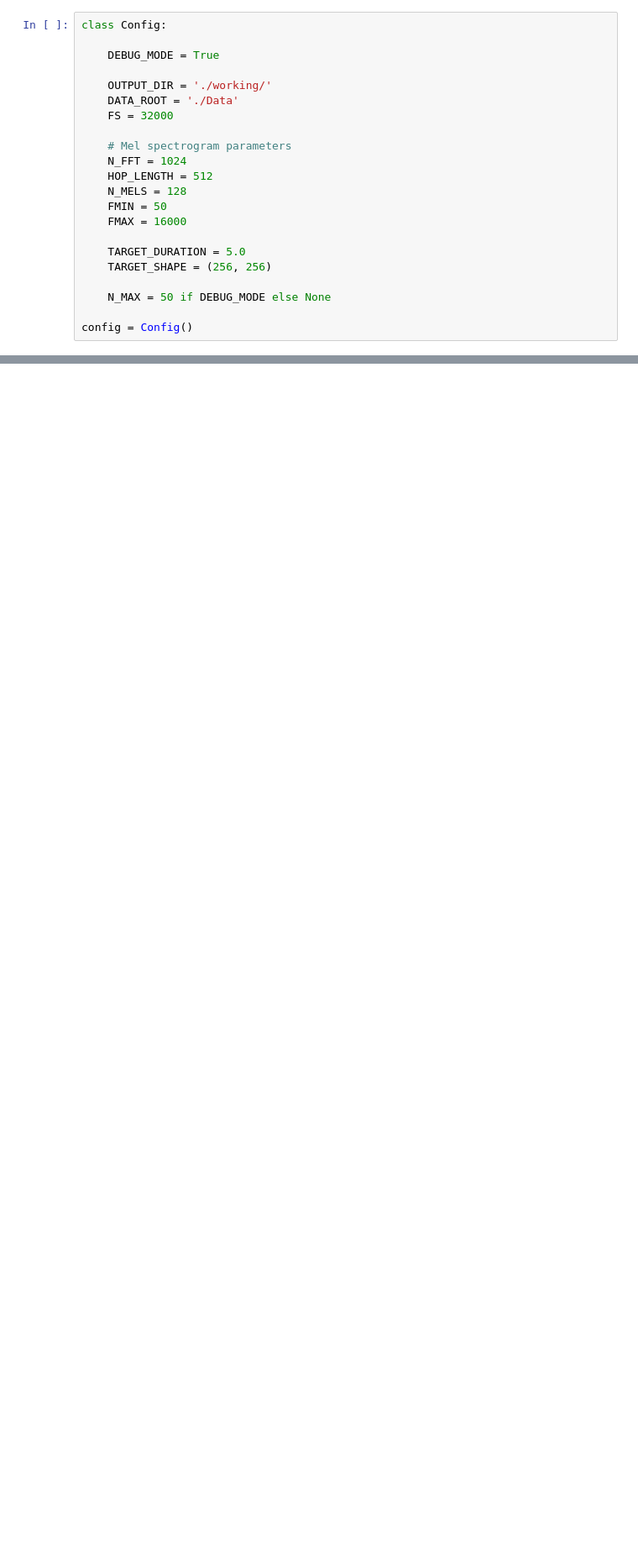
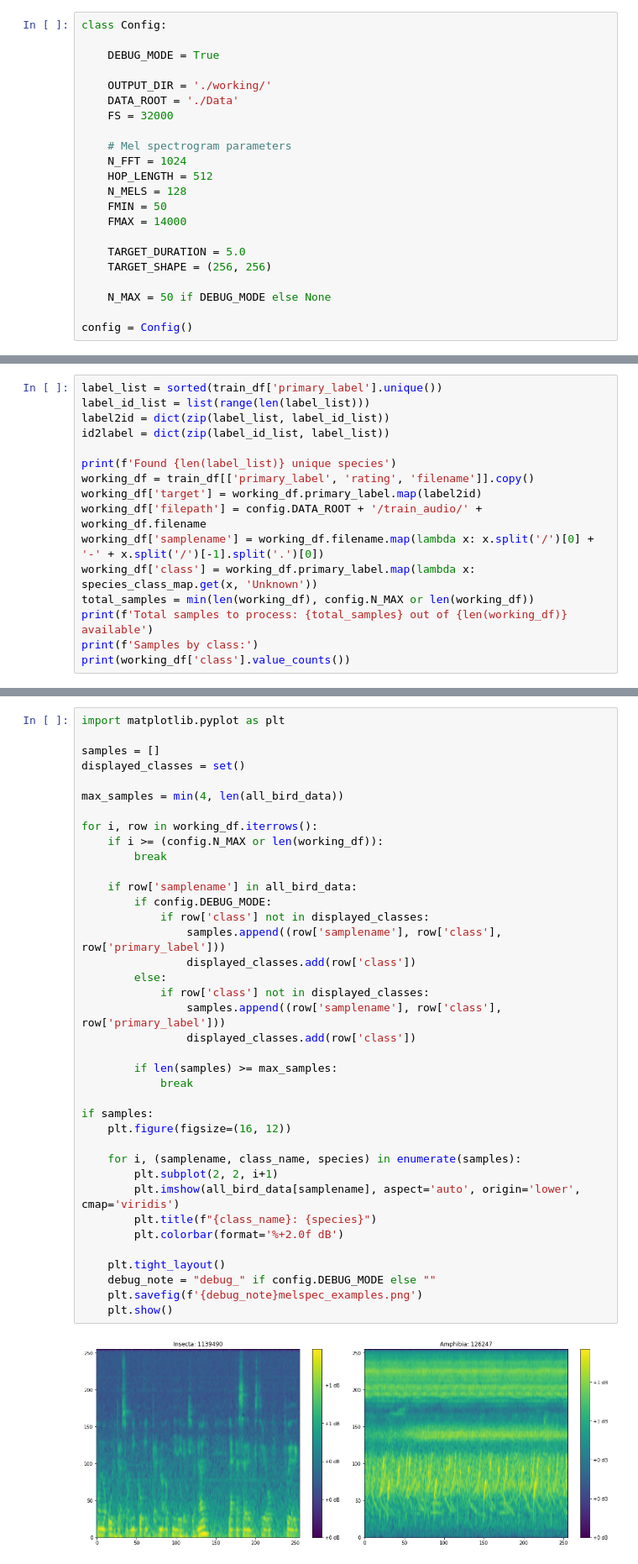
Before and after one commit to Celenort/BirdCLEF-2025, a Jupyter notebook: prepreocess.ipynb, the cells around one changed output, grey strips where cells are left out. Shown at 84% size. Saved outputs shown, nothing was run; the diff lists cells and outputs as text; blank space fills up the shorter version.

```diff
--- a/prepreocess.ipynb
+++ b/prepreocess.ipynb
@@ -29,7 +29,7 @@ class Config:
     HOP_LENGTH = 512
     N_MELS = 128
     FMIN = 50
-    FMAX = 16000
+    FMAX = 14000
 
     TARGET_DURATION = 5.0
     TARGET_SHAPE = (256, 256)
@@ -54,0 +55,16 @@ FileNotFoundError: [Errno 2] No such file or directory: '/kaggle/input/birdclef-
+# %%
+label_list = sorted(train_df['primary_label'].unique())
+label_id_list = list(range(len(label_list)))
+label2id = dict(zip(label_list, label_id_list))
+id2label = dict(zip(label_id_list, label_list))
+
+print(f'Found {len(label_list)} unique species')
+working_df = train_df[['primary_label', 'rating', 'filename']].copy()
+working_df['target'] = working_df.primary_label.map(label2id)
+working_df['filepath'] = config.DATA_ROOT + '/train_audio/' + working_df.filename
+working_df['samplename'] = working_df.filename.map(lambda x: x.split('/')[0] + '-' + x.split('/')[-1].split('.')[0])
+working_df['class'] = working_df.primary_label.map(lambda x: species_class_map.get(x, 'Unknown'))
+total_samples = min(len(working_df), config.N_MAX or len(working_df))
+print(f'Total samples to process: {total_samples} out of {len(working_df)} available')
+print(f'Samples by class:')
+print(working_df['class'].value_counts())
@@ -54,0 +155,40 @@ FileNotFoundError: [Errno 2] No such file or directory: '/kaggle/input/birdclef-
+# %%
+import matplotlib.pyplot as plt
+
+samples = []
+displayed_classes = set()
+
+max_samples = min(4, len(all_bird_data))
+
+for i, row in working_df.iterrows():
+    if i >= (config.N_MAX or len(working_df)):
+        break
+
+    if row['samplename'] in all_bird_data:
+        if config.DEBUG_MODE:
+            if row['class'] not in displayed_classes:
+                samples.append((row['samplename'], row['class'], row['primary_label']))
+                displayed_classes.add(row['class'])
+        else:
+            if row['class'] not in displayed_classes:
+                samples.append((row['samplename'], row['class'], row['primary_label']))
+                displayed_classes.add(row['class'])
+
+        if len(samples) >= max_samples:
+            break
+
+if samples:
+    plt.figure(figsize=(16, 12))
+
+    for i, (samplename, class_name, species) in enumerate(samples):
+        plt.subplot(2, 2, i+1)
+        plt.imshow(all_bird_data[samplename], aspect='auto', origin='lower', cmap='viridis')
+        plt.title(f"{class_name}: {species}")
+        plt.colorbar(format='%+2.0f dB')
+
+    plt.tight_layout()
+    debug_note = "debug_" if config.DEBUG_MODE else ""
+    plt.savefig(f'{debug_note}melspec_examples.png')
+    plt.show()
+# %% [output]
+[figure, added]
```
Also changed, not shown: parts of 4 cells of this notebook, 3 other files.
